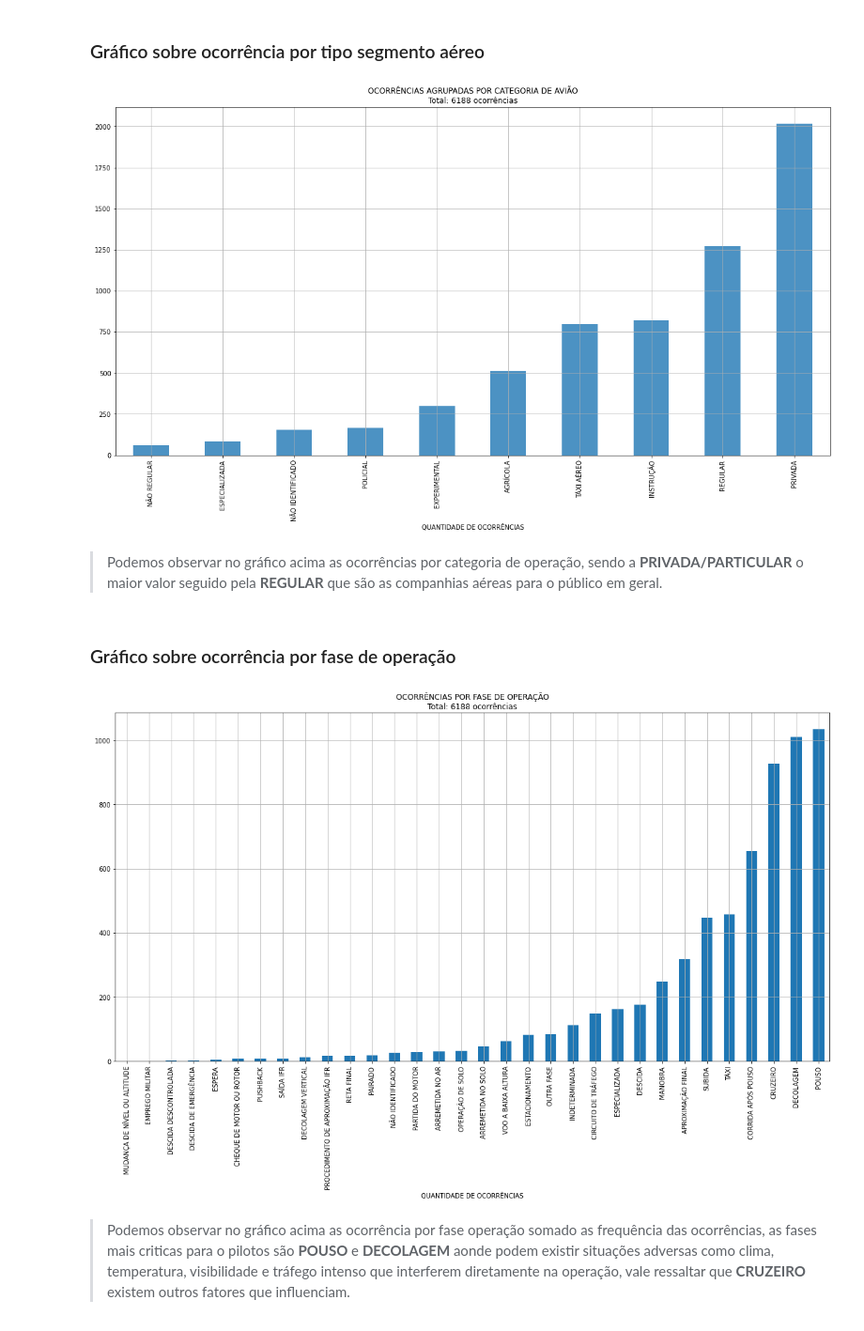
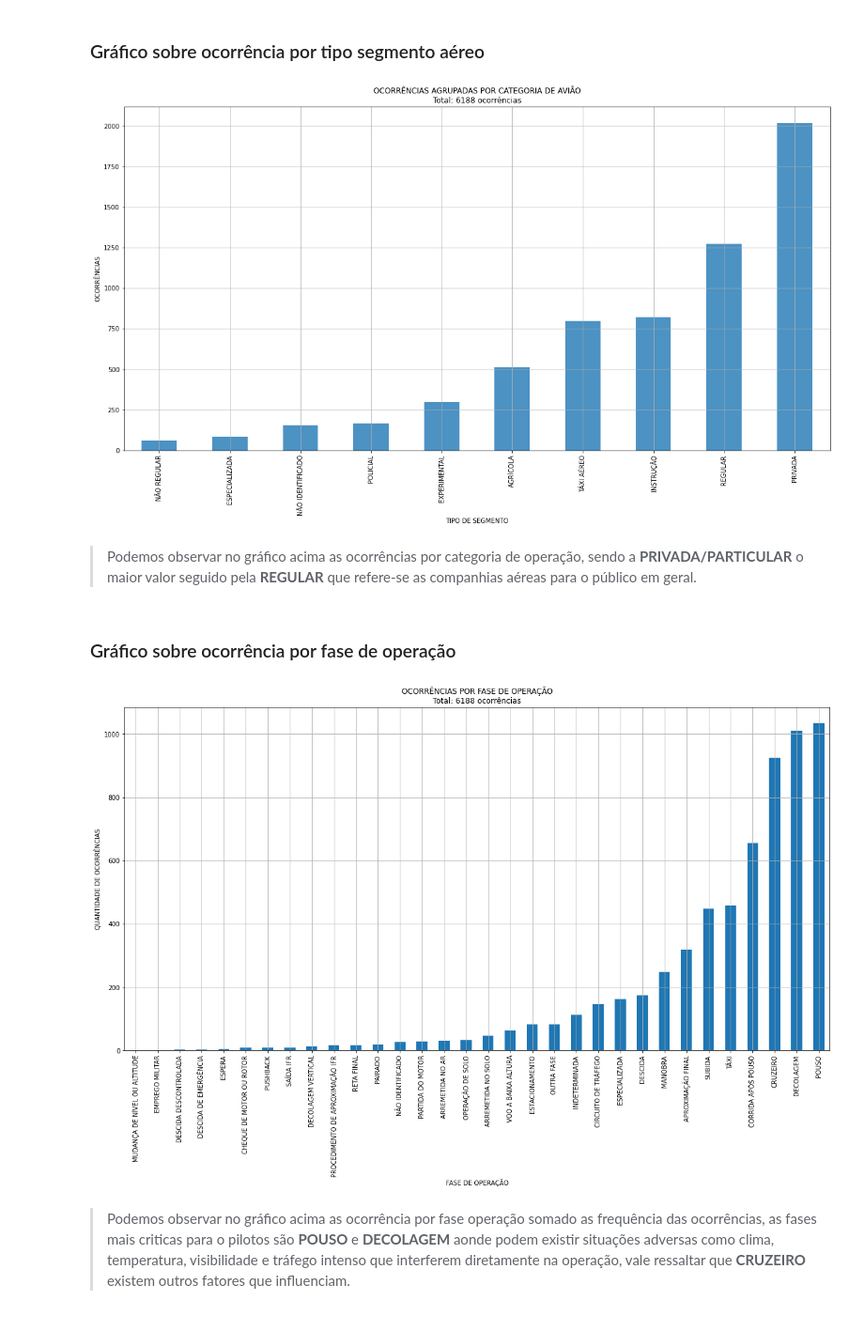
Before and after one commit to Deployando/estudo_ocorrencias_aeronauticas_cenipa, a Jupyter notebook: analise.ipynb, the cells around one changed output. Shown at 94% size. Saved outputs shown, nothing was run; the diff lists cells and outputs as text; code cells hidden in the pictures.

```diff
--- a/analise.ipynb
+++ b/analise.ipynb
@@ -159,21 +162,23 @@ plt.title('OCORRÊNCIA POR QUANTIDADE DE MOTOR',fontsize=18);
 aeronave.groupby('aeronave_tipo_operacao')['contagem'].sum().sort_values().plot(kind='bar', figsize=(20,10), alpha=.8, grid = True)
 
 plt.title('OCORRÊNCIAS AGRUPADAS POR CATEGORIA DE AVIÃO\nTotal: '+str(aeronave['contagem'].sum())+' ocorrências')
-plt.xlabel('QUANTIDADE DE OCORRÊNCIAS')
+plt.ylabel('OCORRÊNCIAS')
+plt.xlabel('TIPO DE SEGMENTO')
 plt.show()
 # %% [output]
-[figure, old version]
+[figure, new version]
 # %% [markdown]
-> Podemos observar no gráfico acima as ocorrências por categoria de operação, sendo a **PRIVADA/PARTICULAR** o maior valor seguido pela **REGULAR** que são as companhias aéreas para o público em geral.
+> Podemos observar no gráfico acima as ocorrências por categoria de operação, sendo a **PRIVADA/PARTICULAR** o maior valor seguido pela **REGULAR** que refere-se as companhias aéreas para o público em geral.
 # %% [markdown]
 ### Gráfico sobre ocorrência por fase de operação
 # %%
 aeronave.groupby('aeronave_fase_operacao')['contagem'].sum().sort_values().plot(kind='bar', figsize=(20,10), grid = True)
 plt.title('OCORRÊNCIAS POR FASE DE OPERAÇÃO\nTotal: ' + str(aeronave['contagem'].sum()) + ' ocorrências')
-plt.xlabel('QUANTIDADE DE OCORRÊNCIAS')
+plt.ylabel('QUANTIDADE DE OCORRÊNCIAS')
+plt.xlabel('FASE DE OPERAÇÃO')
 plt.show()
 # %% [output]
-[figure, old version]
+[figure, new version]
 # %% [markdown]
 > Podemos observar no gráfico acima as ocorrência por fase operação somado as frequência das ocorrências, as fases mais criticas para o pilotos são **POUSO** e **DECOLAGEM** aonde podem existir situações adversas como clima, temperatura, visibilidade e tráfego intenso que interferem diretamente na operação, vale ressaltar que **CRUZEIRO** existem outros fatores que influenciam.
 # %% [markdown]
```
Also changed, not shown: parts of 15 cells of this notebook.
